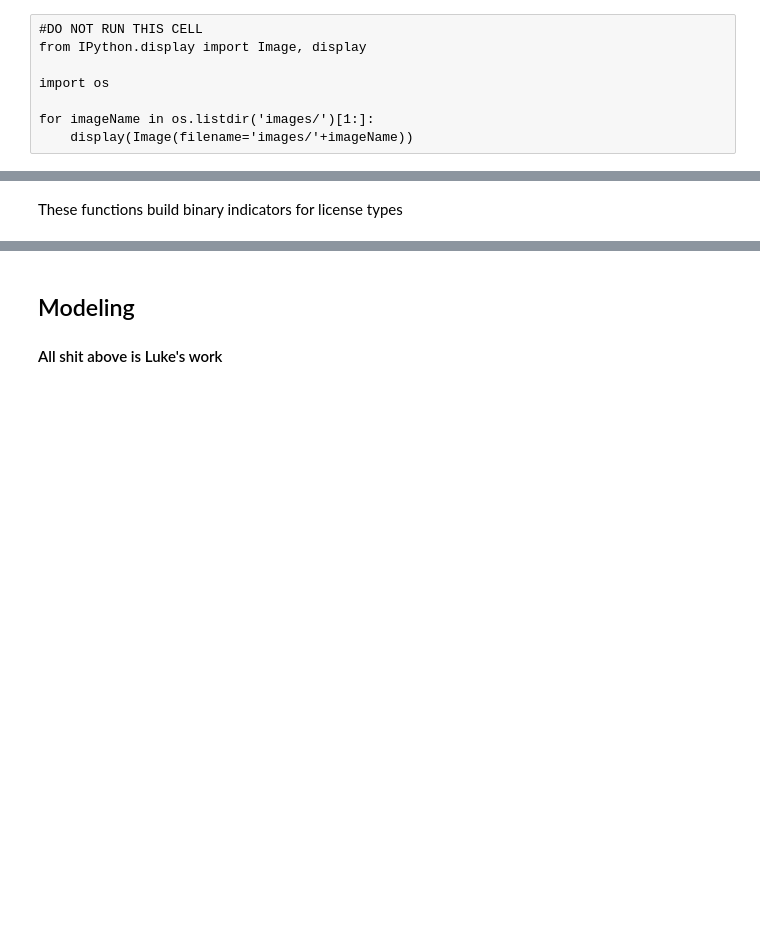
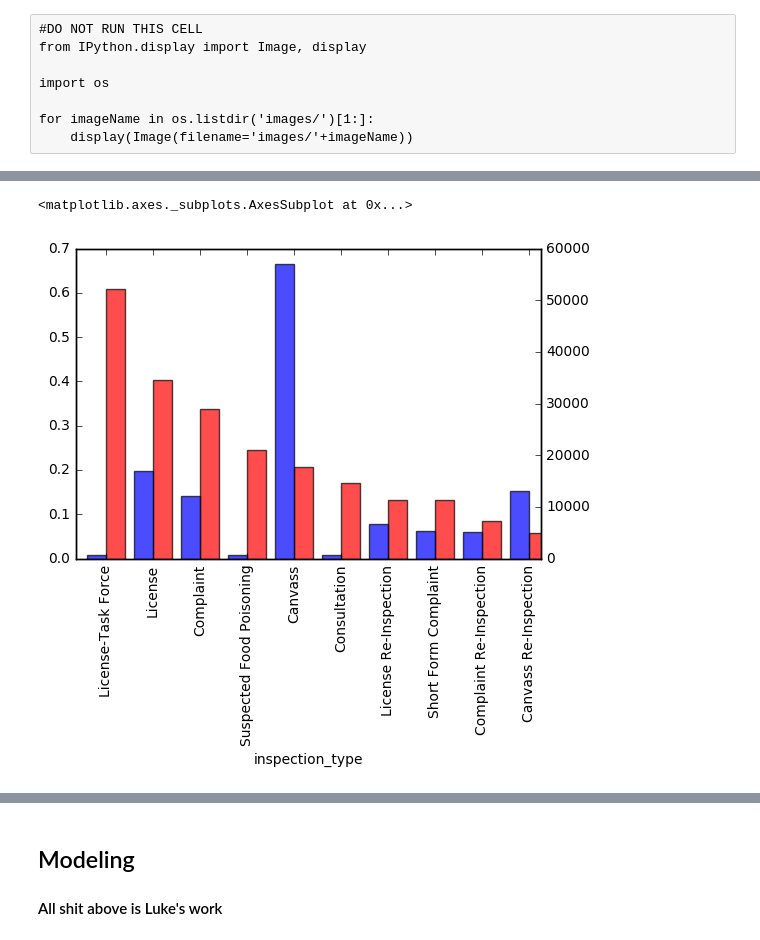
Before and after one commit to Fggw/downloader, a Jupyter notebook: ChicagoFoodInspection_CS109a_Final.ipynb, the cells around one changed output, grey strips where cells are left out. Cells and saved outputs as stored; diff of their text form; code cells hidden in the pictures; blank space fills up the shorter version.

```diff
--- a/ChicagoFoodInspection_CS109a_Final.ipynb
+++ b/ChicagoFoodInspection_CS109a_Final.ipynb
@@ -71,2 +69,13 @@ Now we check out the columns:
-# %% [markdown]
-These functions build binary indicators for license types
+# %%
+import datetime
+import optparse
+import requests
+import numpy as np
+import pandas as pd
+from math import radians, cos, sin, asin, sqrt
+from sys import exit
+import math
+import matplotlib.pyplot as plt
+%matplotlib inline
+
+data = pd.read_csv('/Users/jeremywelborn1/Documents/Jeremy/Harvard/Classes/III_Junior/1st_CS109a/DOWNLOADED_DATA.csv')
@@ -86,3 +99,18 @@ def grocery_store(facility_type):
 # %%
 data['result_binary'] = [fail(result) for result in data.results]
 data['grocery'] = [grocery_store(facility_type) for facility_type in data.facility_type]
+# %%
+top_inspection_types = data.groupby('inspection_type').count().result_binary.sort_values(ascending=False).index[:10]
+top_inspection_types_sorted = data.groupby('inspection_type').mean().result_binary[top_inspection_types].sort_values(ascending=False).index
+
+fig = plt.figure() # Create matplotlib figure
+
+ax = fig.add_subplot(111) # Create matplotlib axes
+ax2 = ax.twinx() # Create another axes that shares the same x-axis as ax.
+width = 0.4
+
+data.groupby('inspection_type').mean().result_binary[top_inspection_types].sort_values(ascending=False).plot(kind='bar',color='r',ax = ax, alpha=0.7,width=width,position=0)
+data.groupby('inspection_type').count().result_binary[top_inspection_types_sorted].plot(kind='bar',color='b',ax = ax2, alpha=0.7,width=width,position=1)
+# %% [output]
+<matplotlib.axes._subplots.AxesSubplot at 0x...>
+[figure, added]
```
Also changed, not shown: parts of 108 cells of this notebook.
